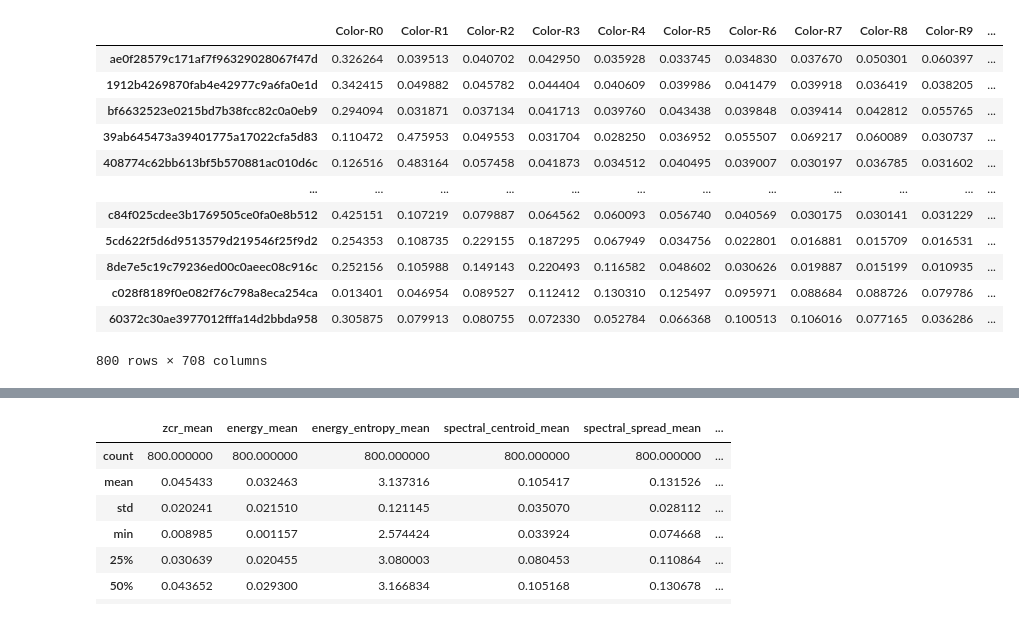
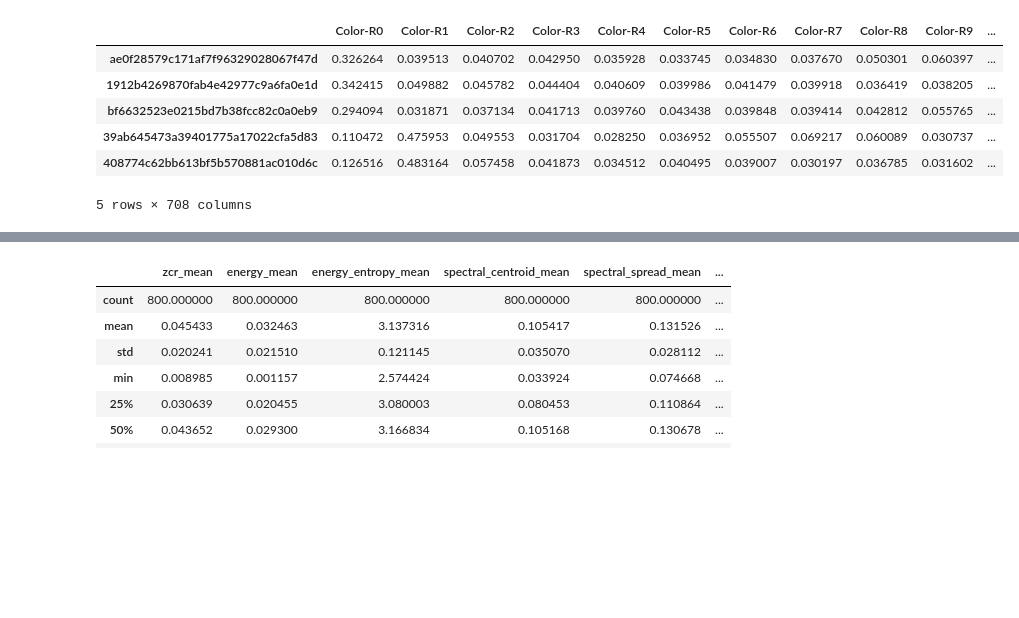
Before and after one commit to iloum/eNNio, a Jupyter notebook: Experiments/Frequent itemset.ipynb, the cells around one changed output, grey strips where cells are left out. Saved outputs shown, nothing was run; the diff lists cells and outputs as text; code cells hidden in the pictures; blank space fills up the shorter version.

```diff
--- a/Experiments/Frequent itemset.ipynb
+++ b/Experiments/Frequent itemset.ipynb
@@ -39,17 +33,11 @@ audio_df
 # %%
-video_df
+video_df.head()
 # %% [output]
 |  | Color-R0 | Color-R1 | Color-R2 | Color-R3 | Color-R4 | Color-R5 | Color-R6 | Color-R7 | Color-R8 | Color-R9 | ... |
 | ae0f28579c171af7f96329028067f47d | 0.326264 | 0.039513 | 0.040702 | 0.042950 | 0.035928 | 0.033745 | 0.034830 | 0.037670 | 0.050301 | 0.060397 | ... |
 | 1912b4269870fab4e42977c9a6fa0e1d | 0.342415 | 0.049882 | 0.045782 | 0.044404 | 0.040609 | 0.039986 | 0.041479 | 0.039918 | 0.036419 | 0.038205 | ... |
 | bf6632523e0215bd7b38fcc82c0a0eb9 | 0.294094 | 0.031871 | 0.037134 | 0.041713 | 0.039760 | 0.043438 | 0.039848 | 0.039414 | 0.042812 | 0.055765 | ... |
 | 39ab645473a39401775a17022cfa5d83 | 0.110472 | 0.475953 | 0.049553 | 0.031704 | 0.028250 | 0.036952 | 0.055507 | 0.069217 | 0.060089 | 0.030737 | ... |
 | 408774c62bb613bf5b570881ac010d6c | 0.126516 | 0.483164 | 0.057458 | 0.041873 | 0.034512 | 0.040495 | 0.039007 | 0.030197 | 0.036785 | 0.031602 | ... |
-| ... | ... | ... | ... | ... | ... | ... | ... | ... | ... | ... | ... |
-| c84f025cdee3b1769505ce0fa0e8b512 | 0.425151 | 0.107219 | 0.079887 | 0.064562 | 0.060093 | 0.056740 | 0.040569 | 0.030175 | 0.030141 | 0.031229 | ... |
-| 5cd622f5d6d9513579d219546f25f9d2 | 0.254353 | 0.108735 | 0.229155 | 0.187295 | 0.067949 | 0.034756 | 0.022801 | 0.016881 | 0.015709 | 0.016531 | ... |
-| 8de7e5c19c79236ed00c0aeec08c916c | 0.252156 | 0.105988 | 0.149143 | 0.220493 | 0.116582 | 0.048602 | 0.030626 | 0.019887 | 0.015199 | 0.010935 | ... |
-| c028f8189f0e082f76c798a8eca254ca | 0.013401 | 0.046954 | 0.089527 | 0.112412 | 0.130310 | 0.125497 | 0.095971 | 0.088684 | 0.088726 | 0.079786 | ... |
-| 60372c30ae3977012fffa14d2bbda958 | 0.305875 | 0.079913 | 0.080755 | 0.072330 | 0.052784 | 0.066368 | 0.100513 | 0.106016 | 0.077165 | 0.036286 | ... |
-800 rows × 708 columns
+5 rows × 708 columns
 # %%
```
Also changed, not shown: parts of 12 cells of this notebook.
